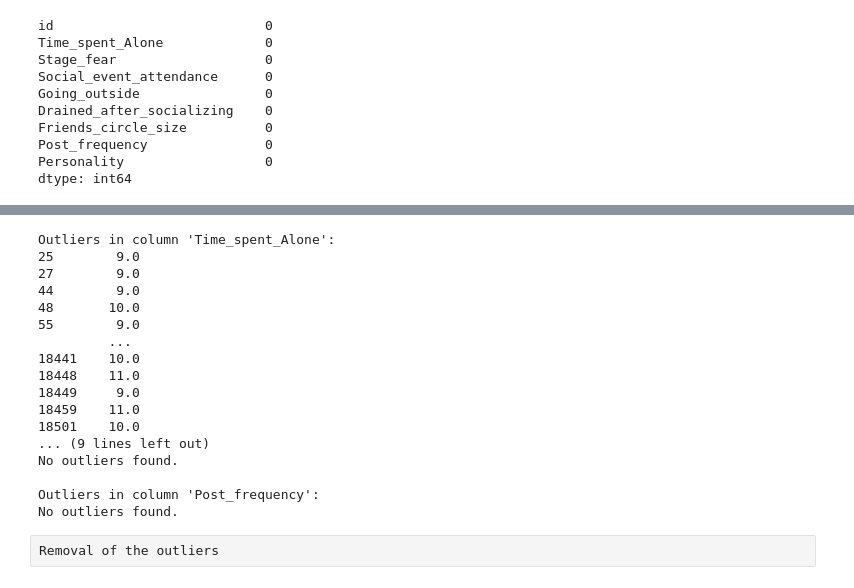
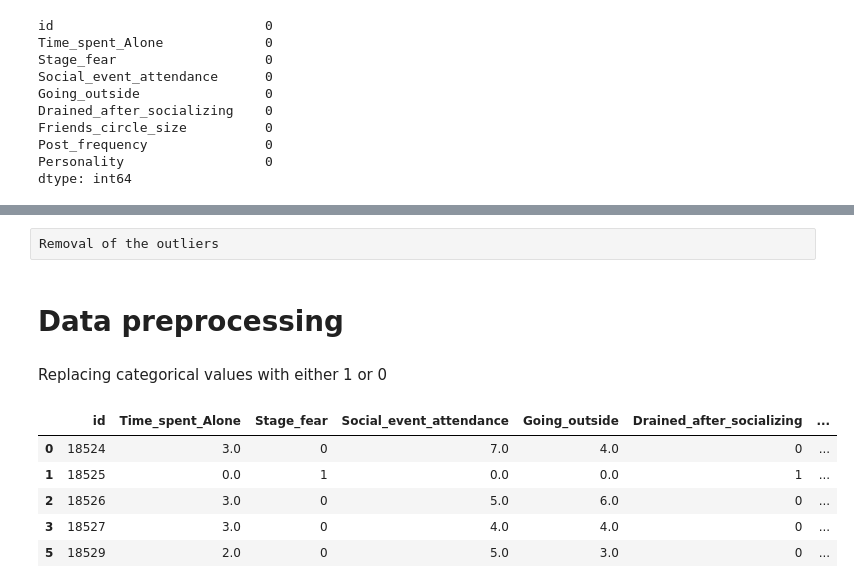
Before and after one commit to DawidK4/MyNotebooks, a Jupyter notebook: predict-the-introverts-from-the-extroverts.ipynb, the cells around one changed output, grey strips where cells are left out. Drawn from its saved outputs; the diff is of its cells as text; code cells hidden in the pictures.

Commit message:
Kaggle Notebook | Predict the Introverts from the Extroverts | Performed data preprocessing

```diff
--- a/predict-the-introverts-from-the-extroverts.ipynb
+++ b/predict-the-introverts-from-the-extroverts.ipynb
@@ -107,6 +107,12 @@ for col in X.columns:
         X[col] = X[col].fillna(mode_val[0])
 
 print(X.isna().sum())
+
+for col in y.columns:
+    mode_val = y[col].mode()
+
+    if not mode_val.empty:
+        y[col] = y[col].fillna(mode_val[0])
 # %% [output]
 id                           0
 Time_spent_Alone             0
@@ -123,38 +127,3 @@ Listing the outliers
-# %%
-numeric_cols = [col for col in X.select_dtypes(include='number').columns if col != 'id']
-
-for column in numeric_cols:
-    Q1 = X[column].quantile(0.25)
-    Q3 = X[column].quantile(0.75)
-    IQR = Q3 - Q1
-    lower_bound = Q1 - 1.5 * IQR
-    upper_bound = Q3 + 1.5 * IQR
-
-    outliers = X[(X[column] < lower_bound) | (X[column] > upper_bound)][column]
-
-    print(f"\nOutliers in column '{column}':")
-    if not outliers.empty:
-        print(outliers)
-    else:
-        print("No outliers found.")
-# %% [output]
-Outliers in column 'Time_spent_Alone':
-25        9.0
-27        9.0
-44        9.0
-48       10.0
-55        9.0
-         ...
-18441    10.0
-18448    11.0
-18449     9.0
-18459    11.0
-18501    10.0
-... (9 lines left out)
-No outliers found.
-
-Outliers in column 'Post_frequency':
-No outliers found.
 # %% [raw]
 Removal of the outliers
 # %%
@@ -170,0 +152,27 @@ for col in X.columns:
+# %% [markdown]
+# Data preprocessing
+# %% [markdown]
+Replacing categorical values with either 1 or 0
+# %%
+from sklearn.preprocessing import LabelEncoder
+
+categorical_cols = X.select_dtypes(include=['object', 'category']).columns
+
+le = LabelEncoder()
+
+for col in categorical_cols:
+    X[col] = le.fit_transform(X[col])
+# %%
+categorical_cols = y.select_dtypes(include=['object', 'category']).columns
+
+for col in categorical_cols:
+    y[col] = le.fit_transform(y[col])
+
+y.head()
+# %% [output]
+|  | id | Time_spent_Alone | Stage_fear | Social_event_attendance | Going_outside | Drained_after_socializing | ... |
+| 0 | 18524 | 3.0 | 0 | 7.0 | 4.0 | 0 | ... |
+| 1 | 18525 | 0.0 | 1 | 0.0 | 0.0 | 1 | ... |
+| 2 | 18526 | 3.0 | 0 | 5.0 | 6.0 | 0 | ... |
+| 3 | 18527 | 3.0 | 0 | 4.0 | 4.0 | 0 | ... |
+| 5 | 18529 | 2.0 | 0 | 5.0 | 3.0 | 0 | ... |
```
Also changed, not shown: parts of 2 cells of this notebook.
